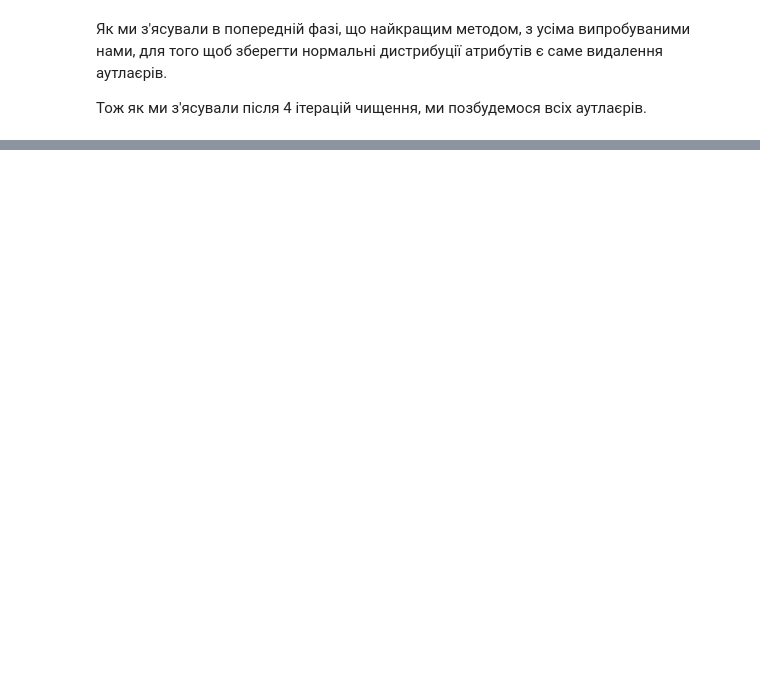
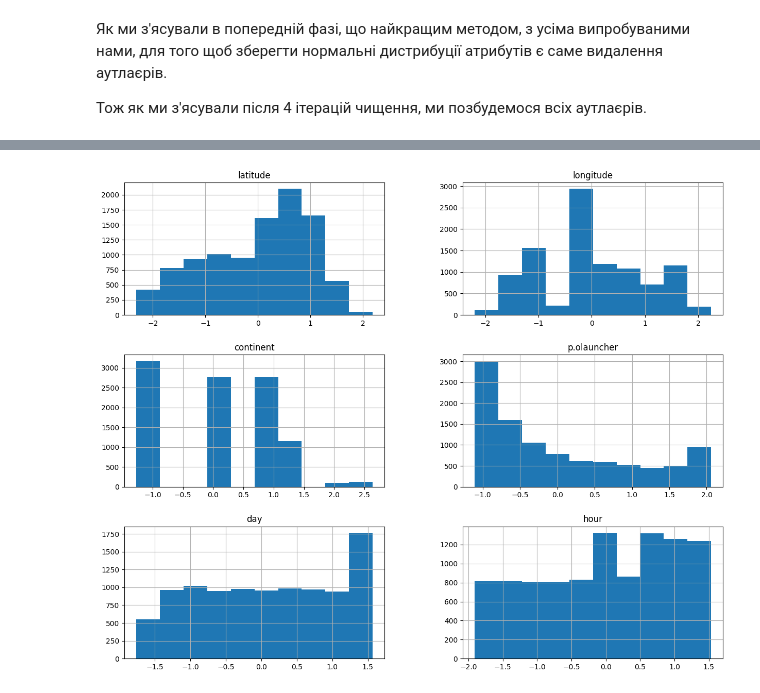
Before and after one commit to myrres0/IAU-2024, a Jupyter notebook: phase-2-oleh.ipynb, the cells around one changed output, grey strips where cells are left out. Drawn from its saved outputs; the diff is of its cells as text; code cells hidden in the pictures; blank space fills up the shorter version.

```diff
--- a/phase-2-oleh.ipynb
+++ b/phase-2-oleh.ipynb
@@ -276,0 +331,10 @@ plt.show()
+# %%
+group2_df = train_data[second_group].copy()
+# %%
+data_transformed = power_transformer.fit_transform(group2_df)
+data_transformed = pd.DataFrame(data_transformed, columns=group2_df.columns)
+
+data_transformed.hist(figsize=(15, 12))
+plt.show()
+# %% [output]
+[figure, added]
```
Also changed, not shown: parts of 35 cells of this notebook, 2 other files.
